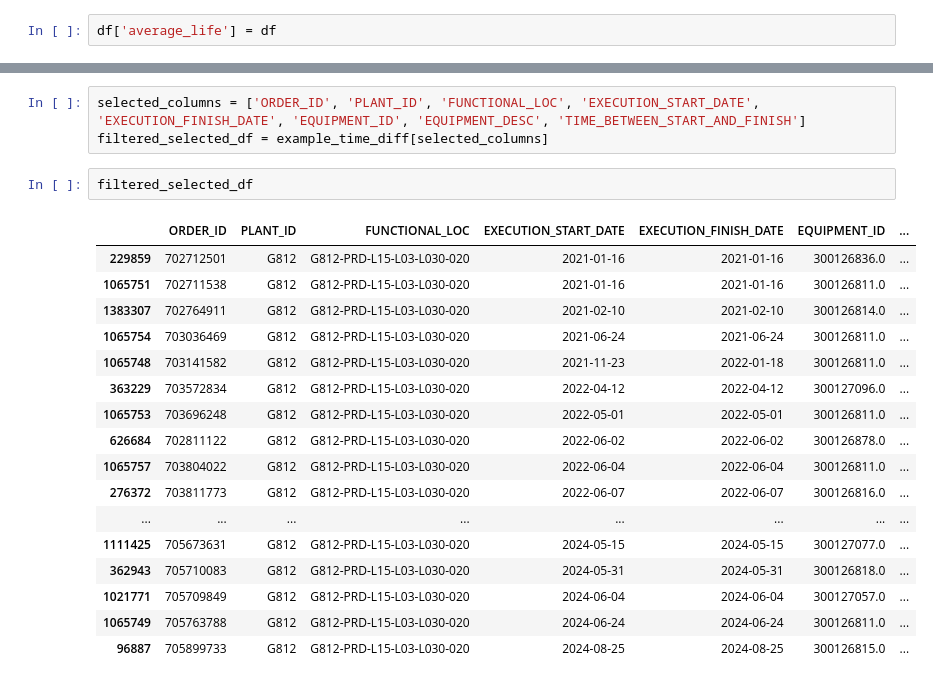
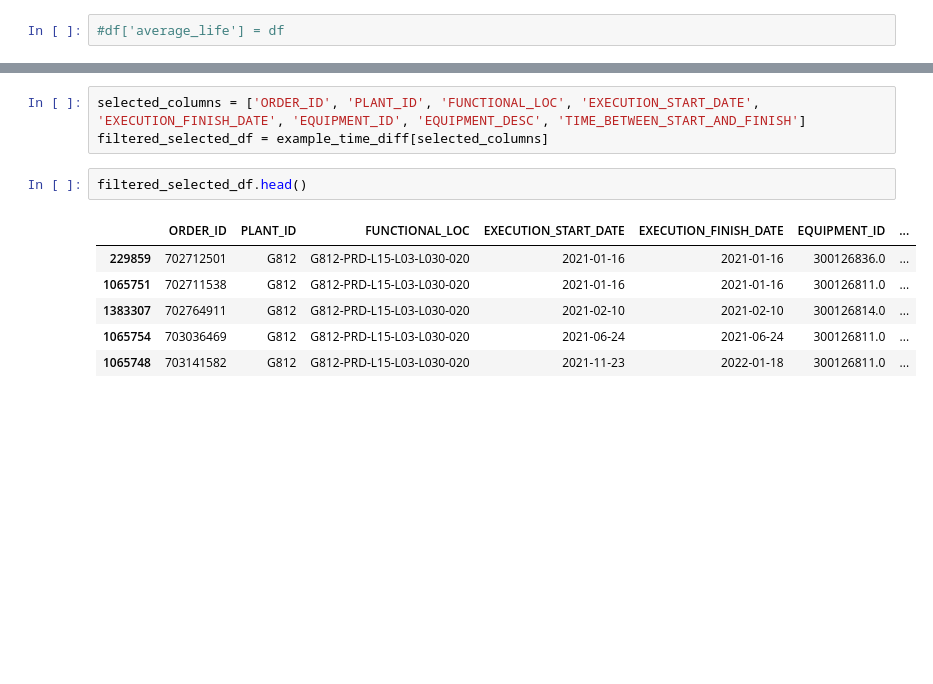
Before and after one commit to griffin-brown-95/GLB-Capstone-2, a Jupyter notebook: eda.ipynb, the cells around one changed output, grey strips where cells are left out. Cells and saved outputs as stored; diff of their text form; blank space fills up the shorter version.

```diff
--- a/eda.ipynb
+++ b/eda.ipynb
@@ -421,7 +457,7 @@ FUNCTIONAL_LOC
 26.0      1929
 dtype: int64
 # %%
-df['average_life'] = df
+#df['average_life'] = df
 # %%
 # Group by PLANT_ID, FUNCTIONAL_AREA_NODE_3_MODIFIED, and EQUIPMENT_ID
 grouped_df = df.groupby(['PLANT_ID', 'FUNCTIONAL_AREA_NODE_3_MODIFIED', 'EQUIPMENT_ID'])
@@ -455,22 +491,11 @@ example_time_diff = df[df['FUNCTIONAL_LOC'] == 'G812-PRD-L15-L03-L030-020'].sort
 selected_columns = ['ORDER_ID', 'PLANT_ID', 'FUNCTIONAL_LOC', 'EXECUTION_START_DATE', 'EXECUTION_FINISH_DATE', 'EQUIPMENT_ID', 'EQUIPMENT_DESC', 'TIME_BETWEEN_START_AND_FINISH']
 filtered_selected_df = example_time_diff[selected_columns]
 # %%
-filtered_selected_df
+filtered_selected_df.head()
 # %% [output]
 |  | ORDER_ID | PLANT_ID | FUNCTIONAL_LOC | EXECUTION_START_DATE | EXECUTION_FINISH_DATE | EQUIPMENT_ID | ... |
 | 229859 | 702712501 | G812 | G812-PRD-L15-L03-L030-020 | 2021-01-16 | 2021-01-16 | 300126836.0 | ... |
 | 1065751 | 702711538 | G812 | G812-PRD-L15-L03-L030-020 | 2021-01-16 | 2021-01-16 | 300126811.0 | ... |
 | 1383307 | 702764911 | G812 | G812-PRD-L15-L03-L030-020 | 2021-02-10 | 2021-02-10 | 300126814.0 | ... |
 | 1065754 | 703036469 | G812 | G812-PRD-L15-L03-L030-020 | 2021-06-24 | 2021-06-24 | 300126811.0 | ... |
 | 1065748 | 703141582 | G812 | G812-PRD-L15-L03-L030-020 | 2021-11-23 | 2022-01-18 | 300126811.0 | ... |
-| 363229 | 703572834 | G812 | G812-PRD-L15-L03-L030-020 | 2022-04-12 | 2022-04-12 | 300127096.0 | ... |
-| 1065753 | 703696248 | G812 | G812-PRD-L15-L03-L030-020 | 2022-05-01 | 2022-05-01 | 300126811.0 | ... |
-| 626684 | 702811122 | G812 | G812-PRD-L15-L03-L030-020 | 2022-06-02 | 2022-06-02 | 300126878.0 | ... |
-| 1065757 | 703804022 | G812 | G812-PRD-L15-L03-L030-020 | 2022-06-04 | 2022-06-04 | 300126811.0 | ... |
-| 276372 | 703811773 | G812 | G812-PRD-L15-L03-L030-020 | 2022-06-07 | 2022-06-07 | 300126816.0 | ... |
-| ... | ... | ... | ... | ... | ... | ... | ... |
-| 1111425 | 705673631 | G812 | G812-PRD-L15-L03-L030-020 | 2024-05-15 | 2024-05-15 | 300127077.0 | ... |
-| 362943 | 705710083 | G812 | G812-PRD-L15-L03-L030-020 | 2024-05-31 | 2024-05-31 | 300126818.0 | ... |
-| 1021771 | 705709849 | G812 | G812-PRD-L15-L03-L030-020 | 2024-06-04 | 2024-06-04 | 300127057.0 | ... |
-| 1065749 | 705763788 | G812 | G812-PRD-L15-L03-L030-020 | 2024-06-24 | 2024-06-24 | 300126811.0 | ... |
-| 96887 | 705899733 | G812 | G812-PRD-L15-L03-L030-020 | 2024-08-25 | 2024-08-25 | 300126815.0 | ... |
```
Also changed, not shown: parts of 36 cells of this notebook, 2 other files.
